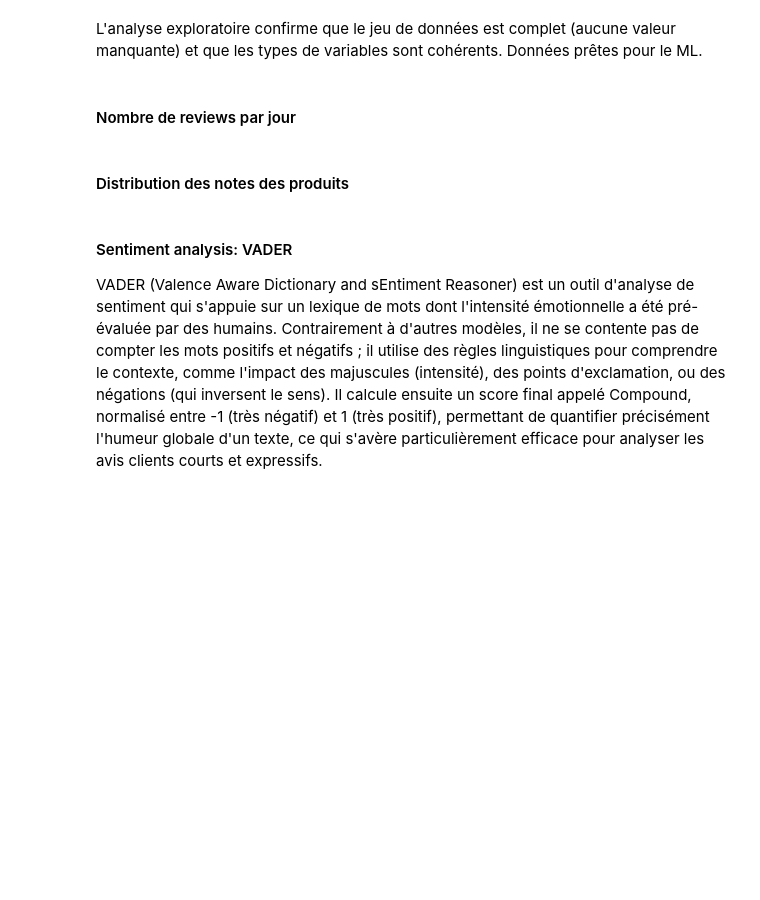
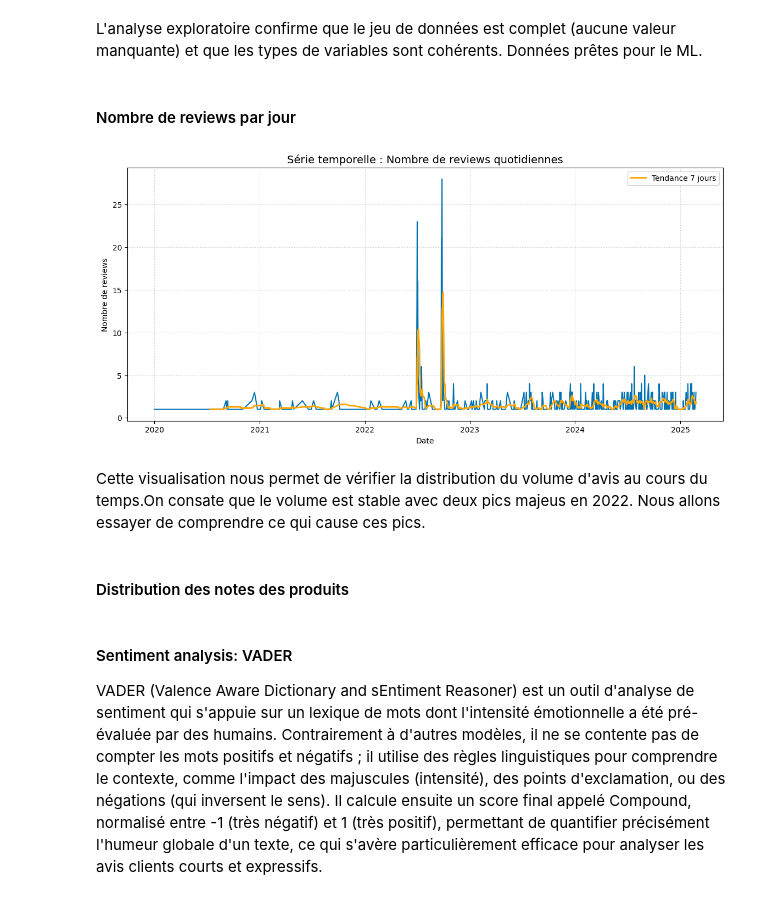
Before and after one commit to florence93600/anycompany_food_beverage, a Jupyter notebook: phase3_machine_learning.ipynb, the cells around one changed output. Drawn from its saved outputs; the diff is of its cells as text; code cells hidden in the pictures; blank space fills up the shorter version.

Commit message:
Step 5 : Visualisation de la série temporelle des reviews

```diff
--- a/phase3_machine_learning.ipynb
+++ b/phase3_machine_learning.ipynb
@@ -92,19 +92,26 @@ L'analyse exploratoire confirme que le jeu de données est complet (aucune valeu
 # %% [markdown]
 #### Nombre de reviews par jour
 # %%
-df_product_reviews['REVIEW_DATE'] = pd.to_datetime(df_product_reviews['REVIEW_DATE'], errors='coerce')
+df_product_reviews['review_date'] = pd.to_datetime(df_product_reviews['review_date'], errors='coerce')
 
-timeline = df_product_reviews['REVIEW_DATE'].value_counts().sort_index()
+timeline = df_product_reviews['review_date'].value_counts().sort_index()
 
 # 3. Affichage en ligne
 plt.figure(figsize=(14, 6))
 plt.plot(timeline.index, timeline.values, color='#0072B2', linewidth=1.5)
 
 plt.title('Série temporelle : Nombre de reviews quotidiennes', fontsize=14)
 plt.xlabel('Date')
 plt.ylabel('Nombre de reviews')
 plt.grid(True, linestyle=':', alpha=0.7)
+# Ajout d'une moyenne mobile sur 7 jours pour lisser les fluctuations quotidiennes
+plt.plot(timeline.index, timeline.rolling(window=7).mean(), color='orange', label='Tendance 7 jours', linewidth=2)
+plt.legend()
 plt.show()
+# %% [output]
+[figure, added]
+# %% [markdown]
+Cette visualisation nous permet de vérifier la distribution du volume d'avis au cours du temps.On consate que le volume est stable avec deux pics majeus en 2022. Nous allons essayer de comprendre ce qui cause ces pics.
 # %% [markdown]
 #### Distribution des notes des produits
 # %%
```
